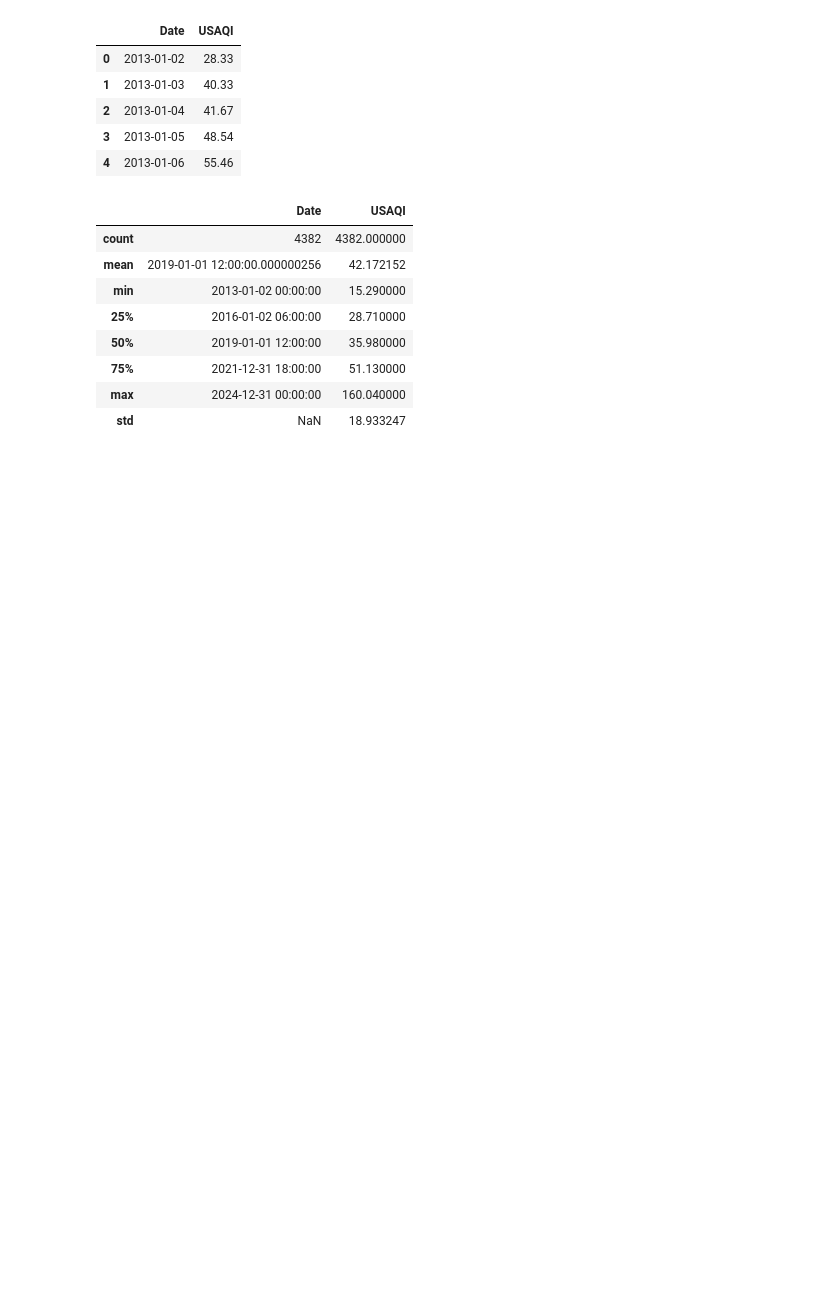
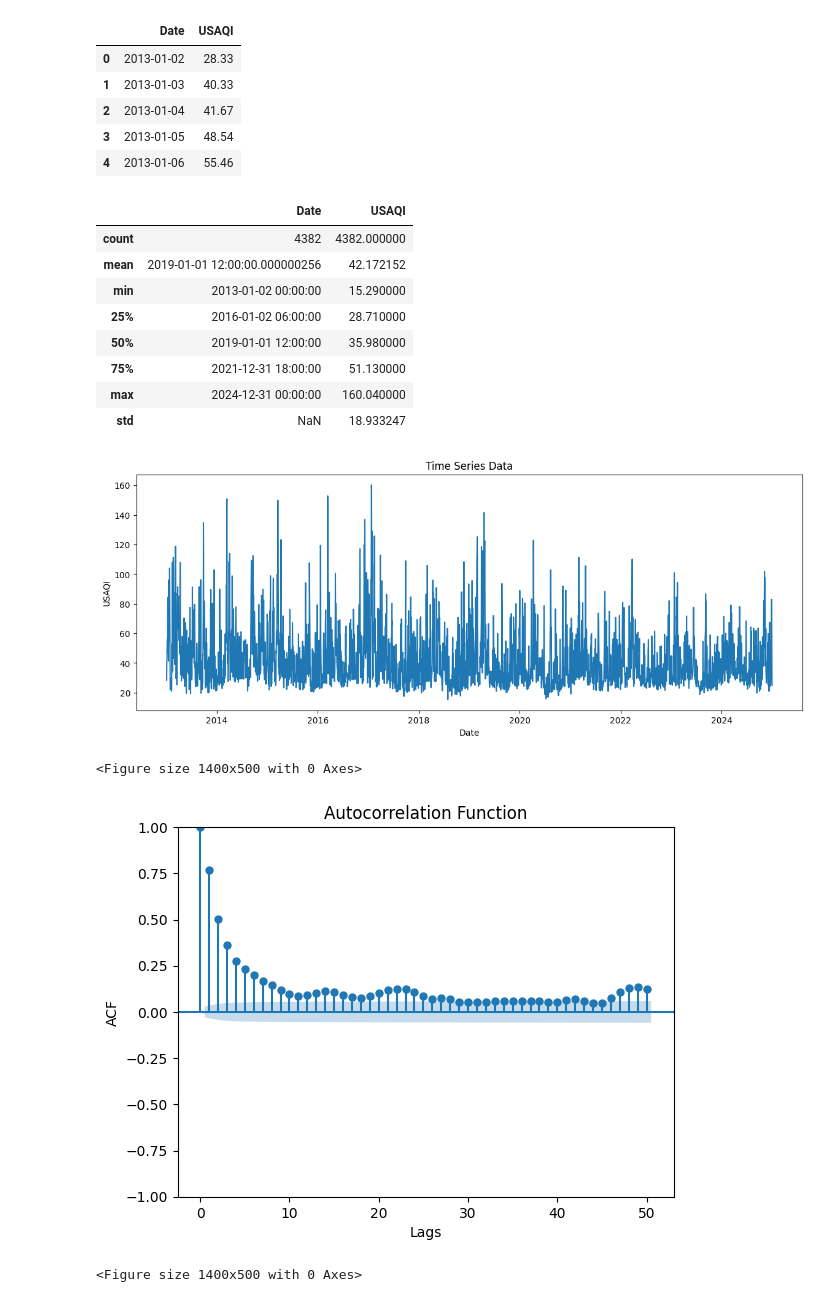
Before and after one commit to johnmelel/TimeSeries_AQI_Forecasting, a Jupyter notebook: LSTM_TS.ipynb, the cells around one changed output. Saved outputs shown, nothing was run; the diff lists cells and outputs as text; code cells hidden in the pictures; blank space fills up the shorter version.

```diff
--- a/LSTM_TS.ipynb
+++ b/LSTM_TS.ipynb
@@ -33,3 +33,33 @@ df.describe()
 | 75% | 2021-12-31 18:00:00 | 51.130000 |
 | max | 2024-12-31 00:00:00 | 160.040000 |
 | std | NaN | 18.933247 |
+# %%
+
+# Plot the time series data
+plt.figure(figsize=(14, 5))
+plt.plot(df['Date'], df['USAQI'])
+plt.xlabel('Date')
+plt.ylabel('USAQI')
+plt.title('Time Series Data')
+plt.show()
+
+# Plot ACF
+plt.figure(figsize=(14, 5))
+tsaplots.plot_acf(df['USAQI'], lags=50)
+plt.xlabel('Lags')
+plt.ylabel('ACF')
+plt.title('Autocorrelation Function')
+plt.show()
+
+# Plot PACF
+plt.figure(figsize=(14, 5))
+tsaplots.plot_pacf(df['USAQI'], lags=50)
+plt.xlabel('Lags')
+plt.ylabel('PACF')
+plt.title('Partial Autocorrelation Function')
+plt.show()
+# %% [output]
+[figure, added]
+<Figure size 1400x500 with 0 Axes>
+[figure, added]
+<Figure size 1400x500 with 0 Axes>
```
Also changed, not shown: parts of 6 cells of this notebook.
